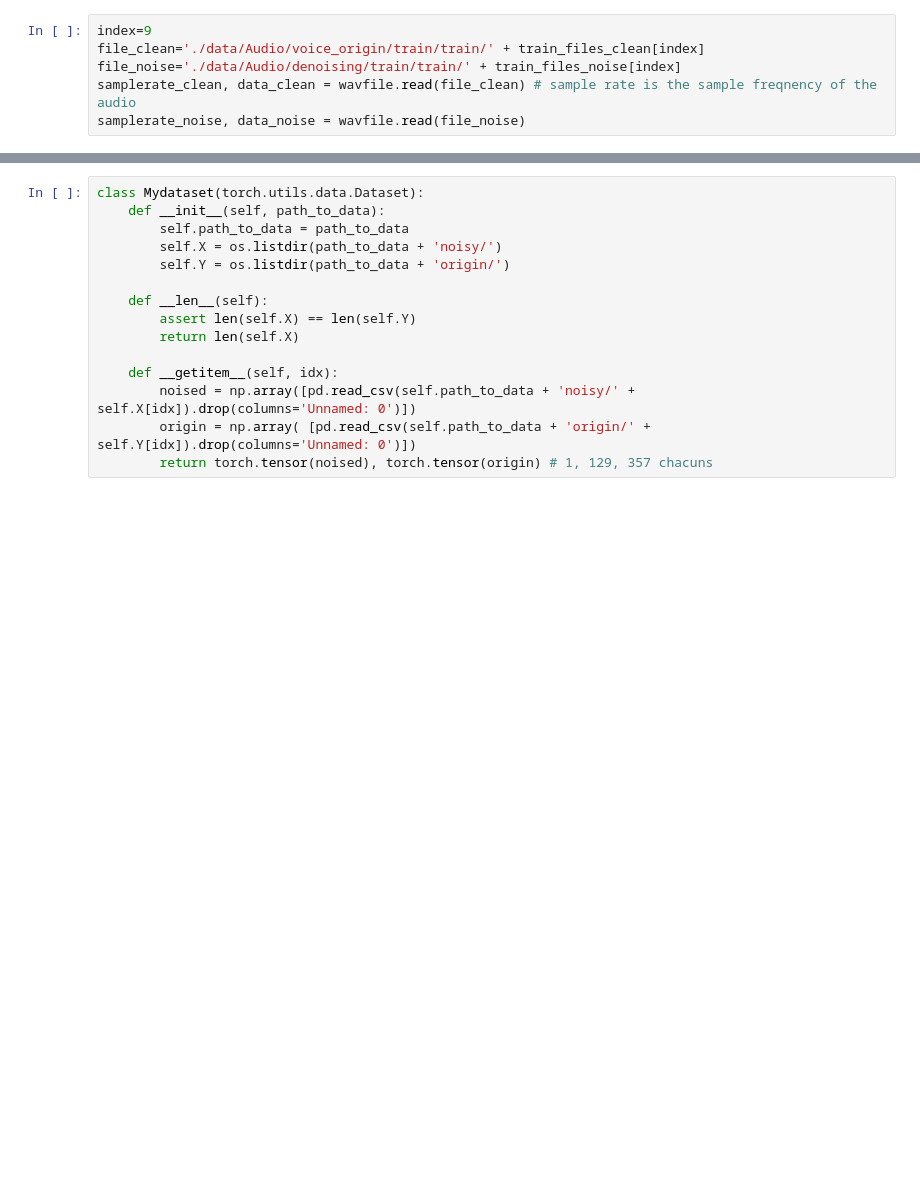
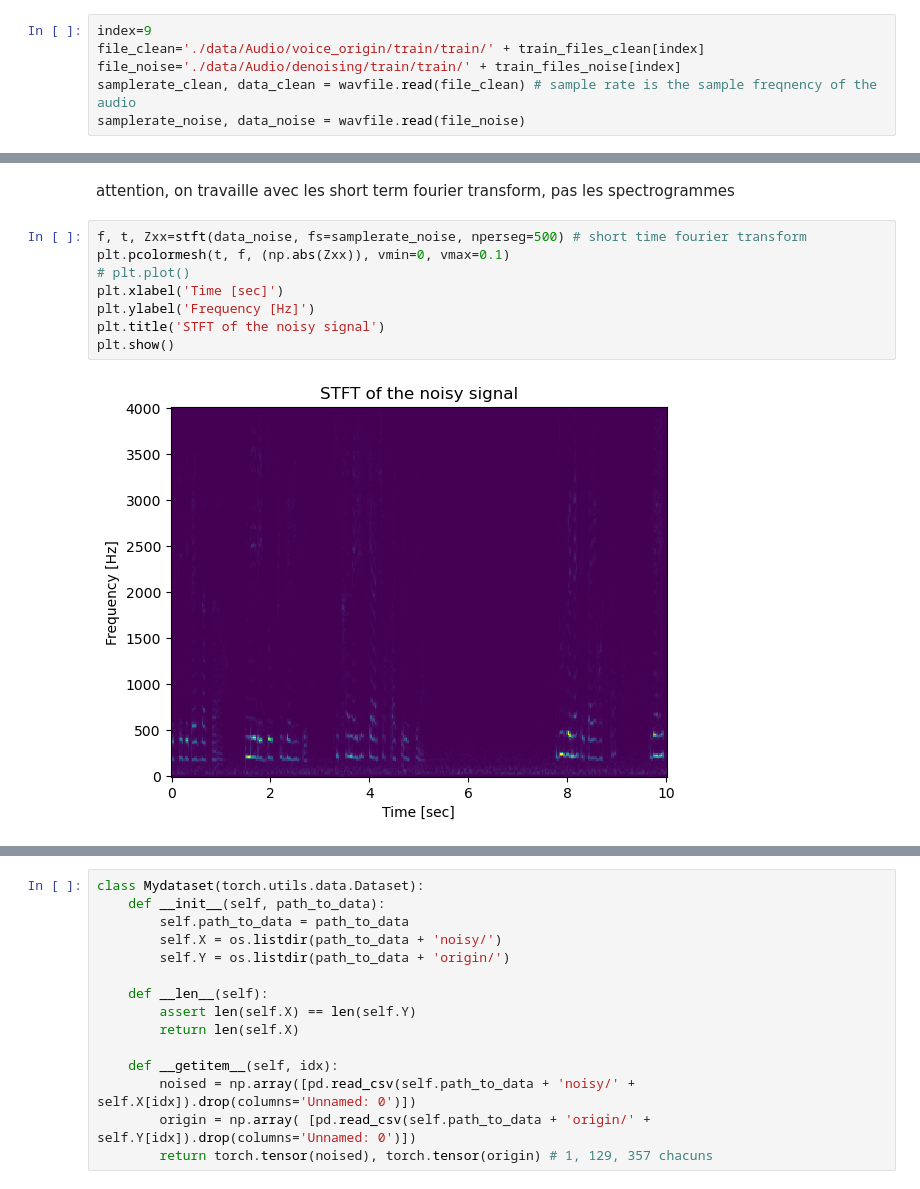
Before and after one commit to gregoirebechade/dlts_final, a Jupyter notebook: exploring.ipynb, the cells around one changed output, grey strips where cells are left out. Saved outputs shown, nothing was run; the diff lists cells and outputs as text; blank space fills up the shorter version.

Commit message:
problem in the spectrogrammes Zxx

```diff
--- a/exploring.ipynb
+++ b/exploring.ipynb
@@ -56,0 +37,12 @@ plt.show()
+# %% [markdown]
+attention, on travaille avec les short term fourier transform, pas les spectrogrammes
+# %%
+f, t, Zxx=stft(data_noise, fs=samplerate_noise, nperseg=500) # short time fourier transform
+plt.pcolormesh(t, f, (np.abs(Zxx)), vmin=0, vmax=0.1)
+# plt.plot()
+plt.xlabel('Time [sec]')
+plt.ylabel('Frequency [Hz]')
+plt.title('STFT of the noisy signal')
+plt.show()
+# %% [output]
+[figure, added]
```
Also changed, not shown: parts of 30 cells of this notebook, 1 other file.
